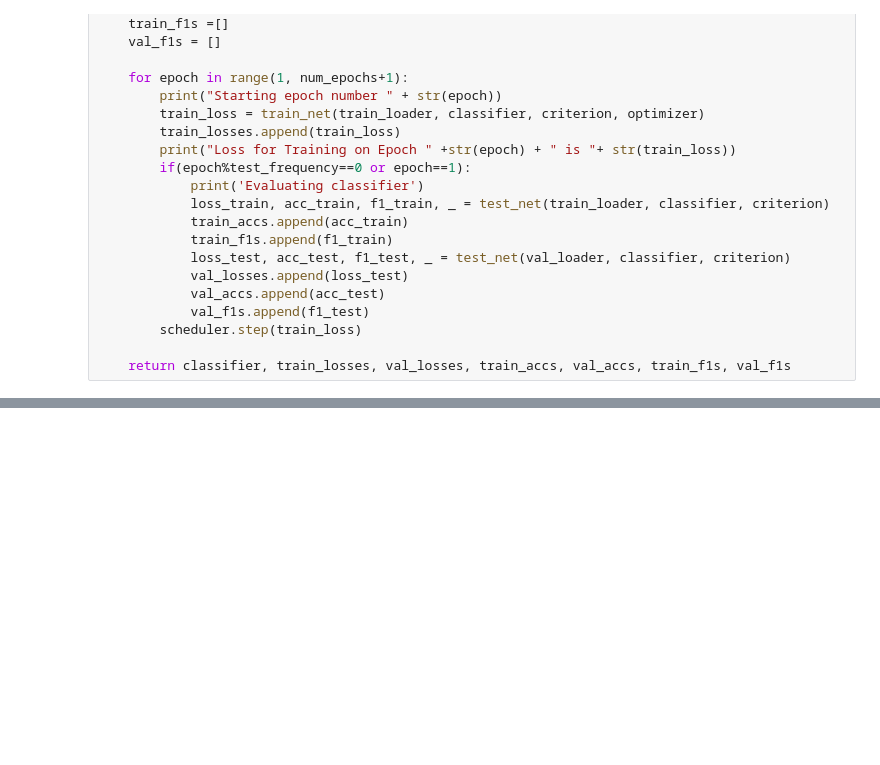
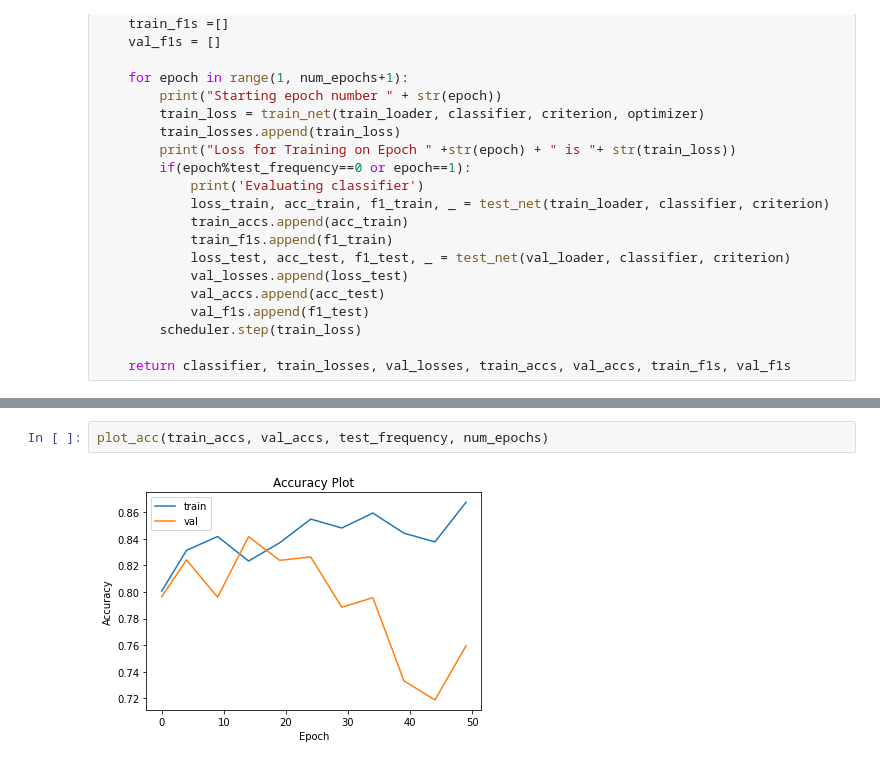
Before and after one commit to Xutao-Cao/Wheat-Mapping, a Jupyter notebook: Stage 2 Model Construction/Training.ipynb, the cells around one changed output, grey strips where cells are left out. Drawn from its saved outputs; the diff is of its cells as text; blank space fills up the shorter version.

```diff
--- a/Stage 2 Model Construction/Training.ipynb
+++ b/Stage 2 Model Construction/Training.ipynb
@@ -129,0 +157,4 @@ scheduler = torch.optim.lr_scheduler.ReduceLROnPlateau(optimizer=optimizer, fact
+# %%
+plot_acc(train_accs, val_accs, test_frequency, num_epochs)
+# %% [output]
+[figure, added]
```
Also changed, not shown: parts of 9 cells of this notebook, 2 other files.
